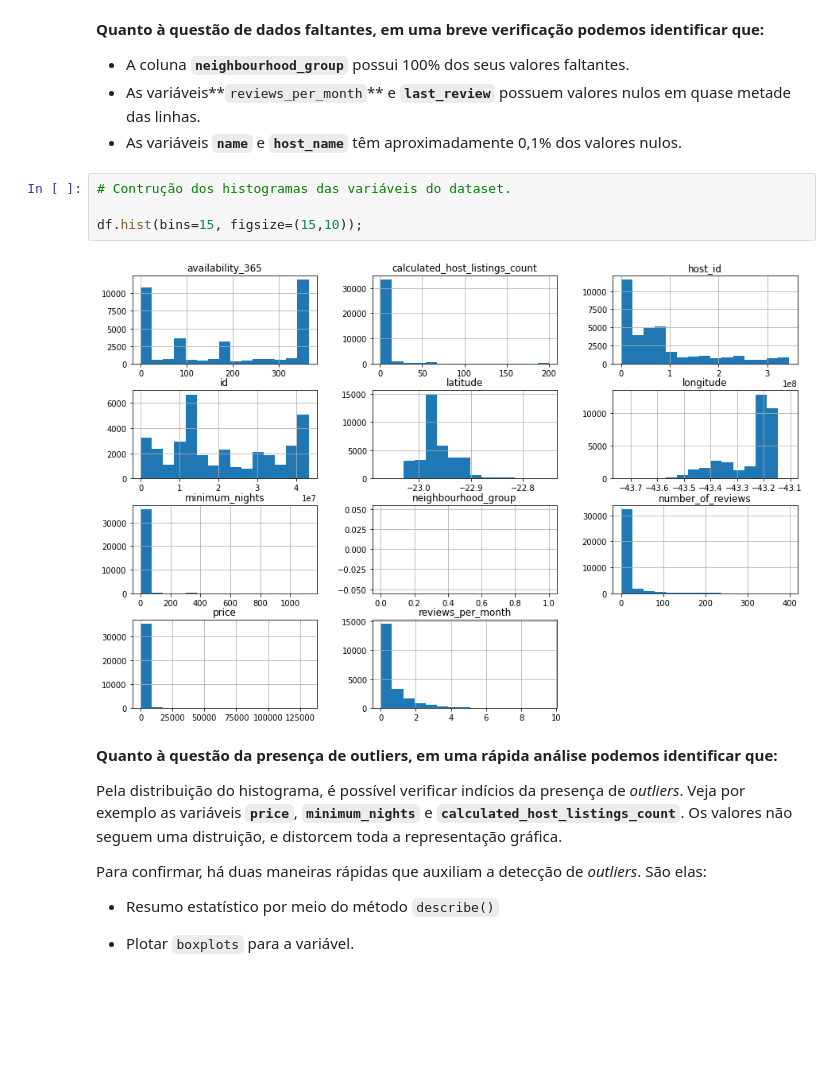
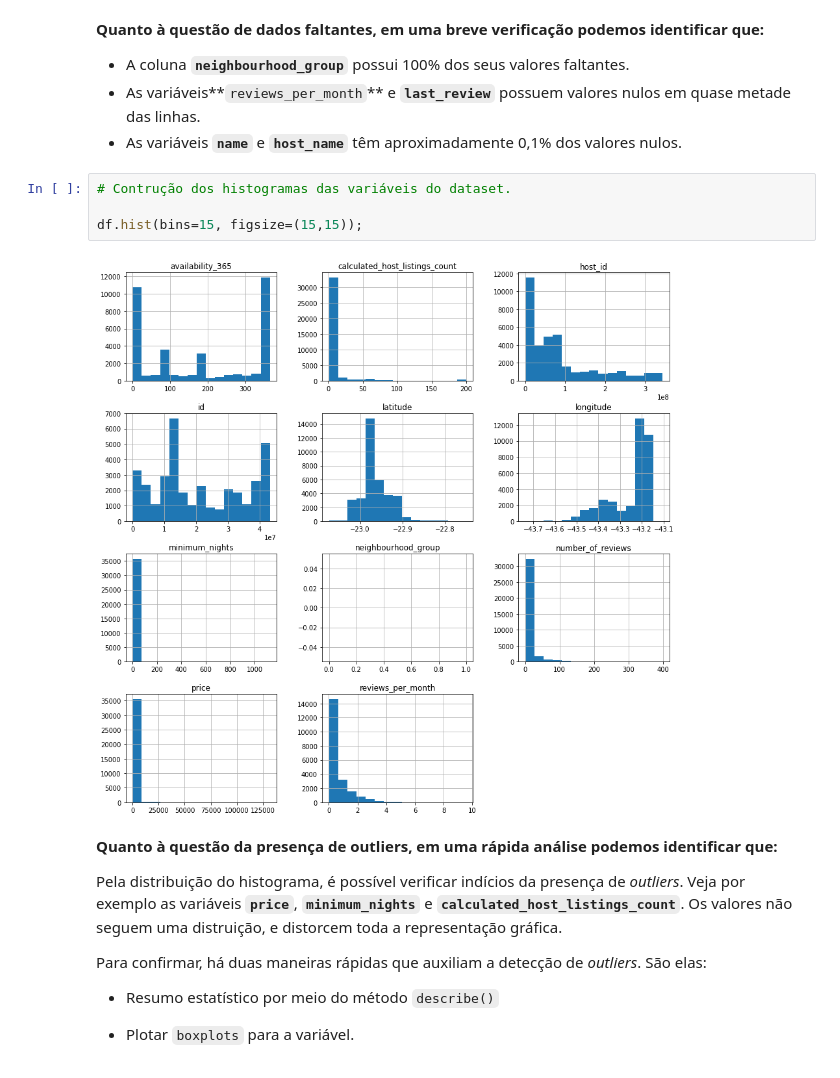
Before and after one commit to consultantleonardoferreira/Projetos-em-Data-Science, a Jupyter notebook: airbnb.ipynb, the cells around one changed output. Cells and saved outputs as stored; diff of their text form; blank space fills up the shorter version.

```diff
--- a/airbnb.ipynb
+++ b/airbnb.ipynb
@@ -173,9 +174,9 @@ dtype: float64
 # %%
 # Contrução dos histogramas das variáveis do dataset.
 
-df.hist(bins=15, figsize=(15,10));
+df.hist(bins=15, figsize=(15,15));
 # %% [output]
-[figure, old version]
+[figure, new version]
 # %% [markdown]
 **Quanto à questão da presença de outliers, em uma rápida análise podemos identificar que:**
 
```
Also changed, not shown: parts of 22 cells of this notebook.
